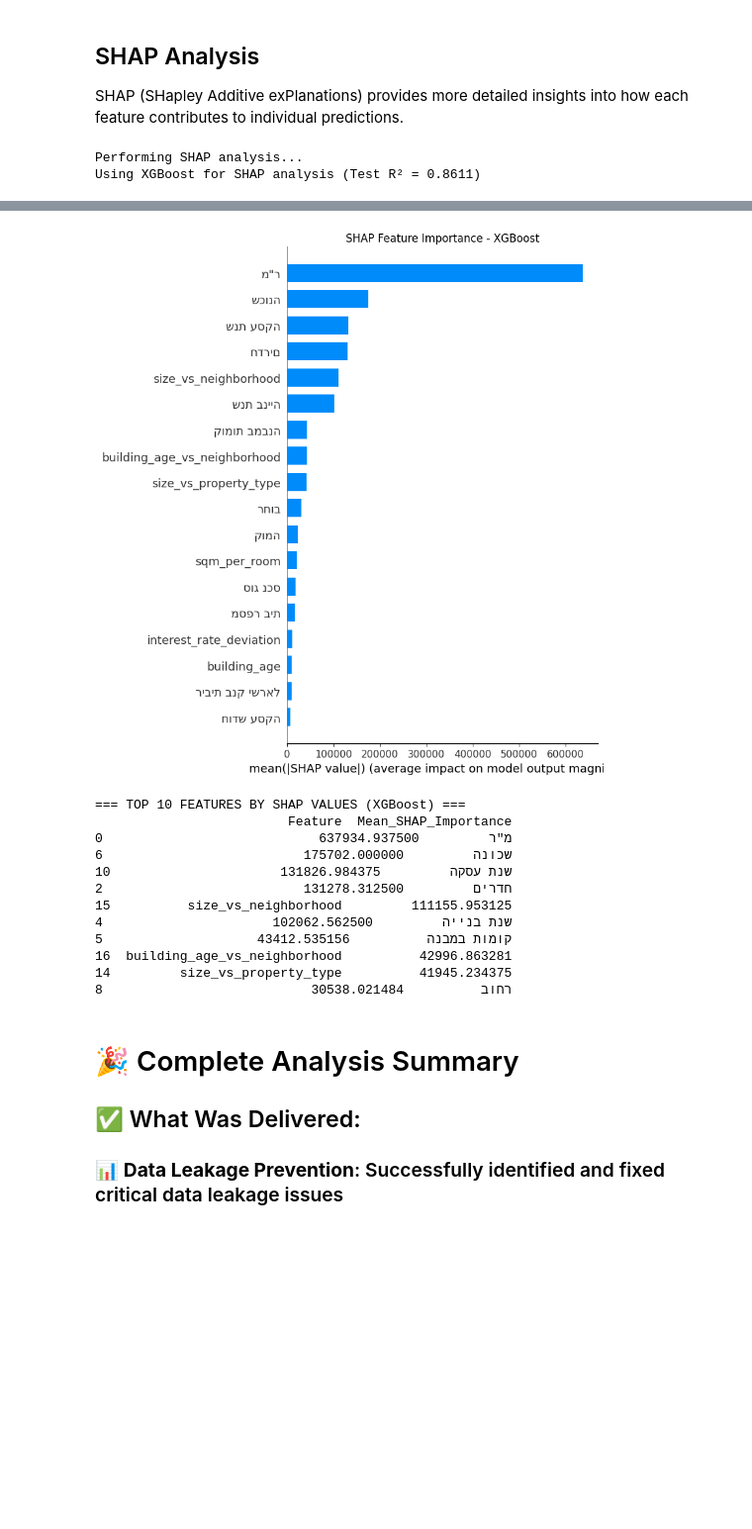
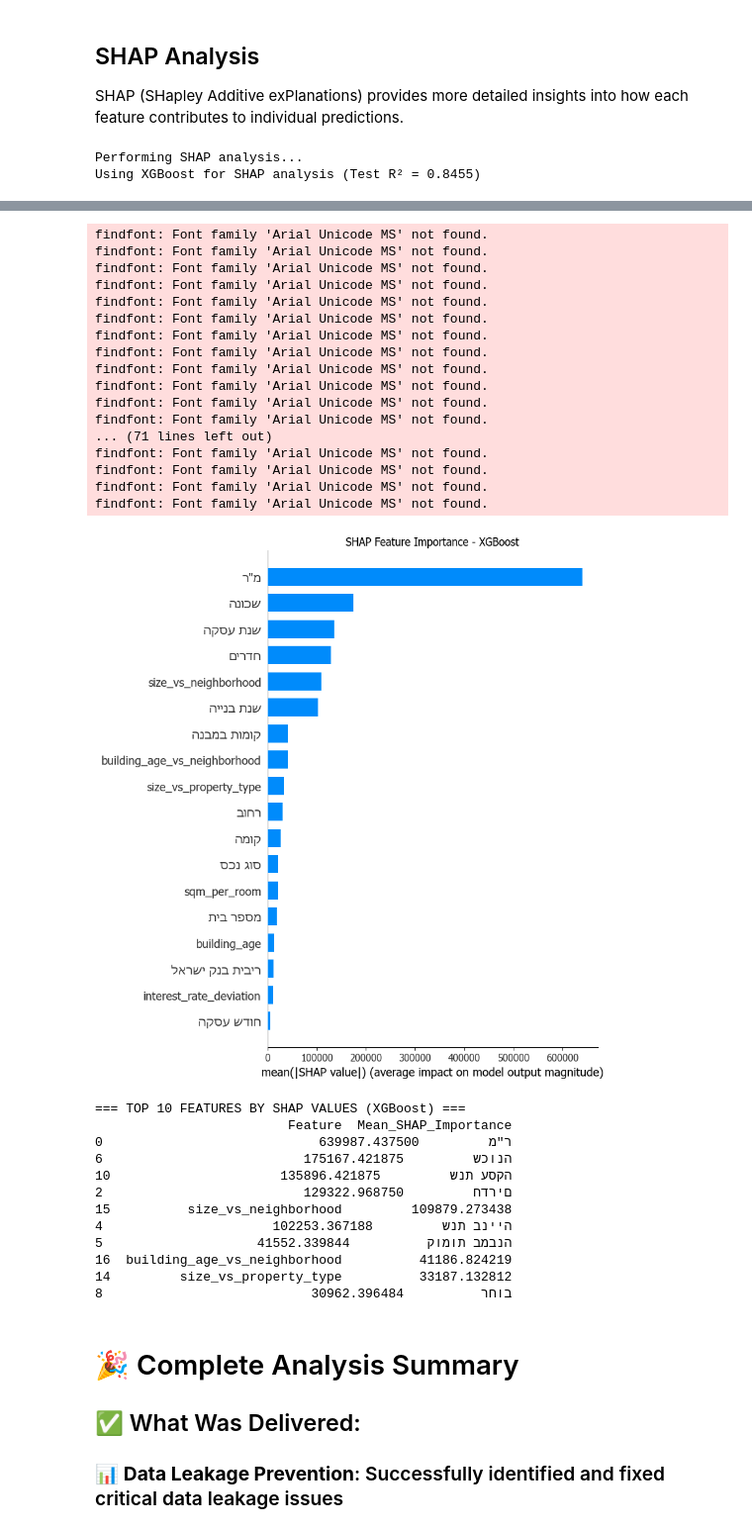
Before and after one commit to sagivma/Nadlan-Haifa, a Jupyter notebook: haifa_nadlan_analysis.ipynb, the cells around one changed output, grey strips where cells are left out. Shown at 99% size. Drawn from its saved outputs; the diff is of its cells as text; code cells hidden in the pictures; blank space fills up the shorter version.

```diff
--- a/haifa_nadlan_analysis.ipynb
+++ b/haifa_nadlan_analysis.ipynb
@@ -1385,6 +1385,26 @@ Random Forest:
 
 SHAP (SHapley Additive exPlanations) provides more detailed insights into how each feature contributes to individual predictions.
 # %%
+import shap
+import matplotlib.pyplot as plt
+import pandas as pd
+import numpy as np
+from bidi.algorithm import get_display
+import arabic_reshaper
+
+# Enhanced Performance Visualization with Hebrew Support
+plt.rcParams['font.family'] = ['Arial Unicode MS', 'Tahoma', 'DejaVu Sans']
+
+def fix_hebrew_display(text):
+    """Fix Hebrew text display for RTL languages"""
+    if pd.isna(text) or text == '':
+        return text
+    try:
+        reshaped = arabic_reshaper.reshape(str(text))
+        return get_display(reshaped)
+    except:
+        return str(text)
+
 # SHAP Analysis for the best performing model
 print("Performing SHAP analysis...")
 
@@ -1425,23 +1445,26 @@ else:
     shap_values = explainer.shap_values(best_X_test)
     X_display = X_test_sample
 
+# Fix feature names for Hebrew
+hebrew_feature_names = [fix_hebrew_display(f) for f in feature_names]
+
 # SHAP Summary Plot
 plt.figure(figsize=(10, 8))
-shap.summary_plot(shap_values, X_display, feature_names=feature_names, show=False)
+shap.summary_plot(shap_values, X_display, feature_names=hebrew_feature_names, show=False)
 plt.title(f'SHAP Summary Plot - {best_model_name}')
 plt.tight_layout()
 plt.show()
 
-# SHAP Feature Importance
+# SHAP Feature Importance (Bar Plot)
 plt.figure(figsize=(10, 6))
-shap.summary_plot(shap_values, X_display, feature_names=feature_names, plot_type="bar", show=False)
+shap.summary_plot(shap_values, X_display, feature_names=hebrew_feature_names, plot_type="bar", show=False)
 plt.title(f'SHAP Feature Importance - {best_model_name}')
 plt.tight_layout()
 plt.show()
 
 # Calculate mean absolute SHAP values for ranking
 mean_shap_importance = pd.DataFrame({
-    'Feature': feature_names,
+    'Feature': hebrew_feature_names,
     'Mean_SHAP_Importance': np.mean(np.abs(shap_values), axis=0)
 }).sort_values('Mean_SHAP_Importance', ascending=False)
 
@@ -1449,4 +1472,4 @@ print(f"\n=== TOP 10 FEATURES BY SHAP VALUES ({best_model_name}) ===")
 print(mean_shap_importance.head(10).round(4))
 # %% [output]
 Performing SHAP analysis...
-Using XGBoost for SHAP analysis (Test R² = 0.8611)
+Using XGBoost for SHAP analysis (Test R² = 0.8455)
@@ -1454,16 +1494,33 @@ Using XGBoost for SHAP analysis (Test R² = 0.8611)
+findfont: Font family 'Arial Unicode MS' not found.
+findfont: Font family 'Arial Unicode MS' not found.
+findfont: Font family 'Arial Unicode MS' not found.
+findfont: Font family 'Arial Unicode MS' not found.
+findfont: Font family 'Arial Unicode MS' not found.
+findfont: Font family 'Arial Unicode MS' not found.
+findfont: Font family 'Arial Unicode MS' not found.
+findfont: Font family 'Arial Unicode MS' not found.
+findfont: Font family 'Arial Unicode MS' not found.
+findfont: Font family 'Arial Unicode MS' not found.
+findfont: Font family 'Arial Unicode MS' not found.
+findfont: Font family 'Arial Unicode MS' not found.
+... (71 lines left out)
+findfont: Font family 'Arial Unicode MS' not found.
+findfont: Font family 'Arial Unicode MS' not found.
+findfont: Font family 'Arial Unicode MS' not found.
+findfont: Font family 'Arial Unicode MS' not found.
-[figure, old version]
+[figure, new version]
-=== TOP 10 FEATURES BY SHAP VALUES (XGBoost) ===
-                         Feature  Mean_SHAP_Importance
-0                            מ"ר         637934.937500
-6                          שכונה         175702.000000
-10                      שנת עסקה         131826.984375
-2                          חדרים         131278.312500
-15          size_vs_neighborhood         111155.953125
-4                      שנת בנייה         102062.562500
-5                    קומות במבנה          43412.535156
-16  building_age_vs_neighborhood          42996.863281
-14         size_vs_property_type          41945.234375
-8                           רחוב          30538.021484
+=== TOP 10 FEATURES BY SHAP VALUES (XGBoost) ===
+                         Feature  Mean_SHAP_Importance
+0                            ר"מ         639987.437500
+6                          הנוכש         175167.421875
+10                      הקסע תנש         135896.421875
+2                          םירדח         129322.968750
+15          size_vs_neighborhood         109879.273438
+4                      היינב תנש         102253.367188
+5                    הנבמב תומוק          41552.339844
+16  building_age_vs_neighborhood          41186.824219
+14         size_vs_property_type          33187.132812
+8                           בוחר          30962.396484
 # %% [markdown]
 # 🎉 Complete Analysis Summary
 
```
Also changed, not shown: parts of 7 cells of this notebook.
